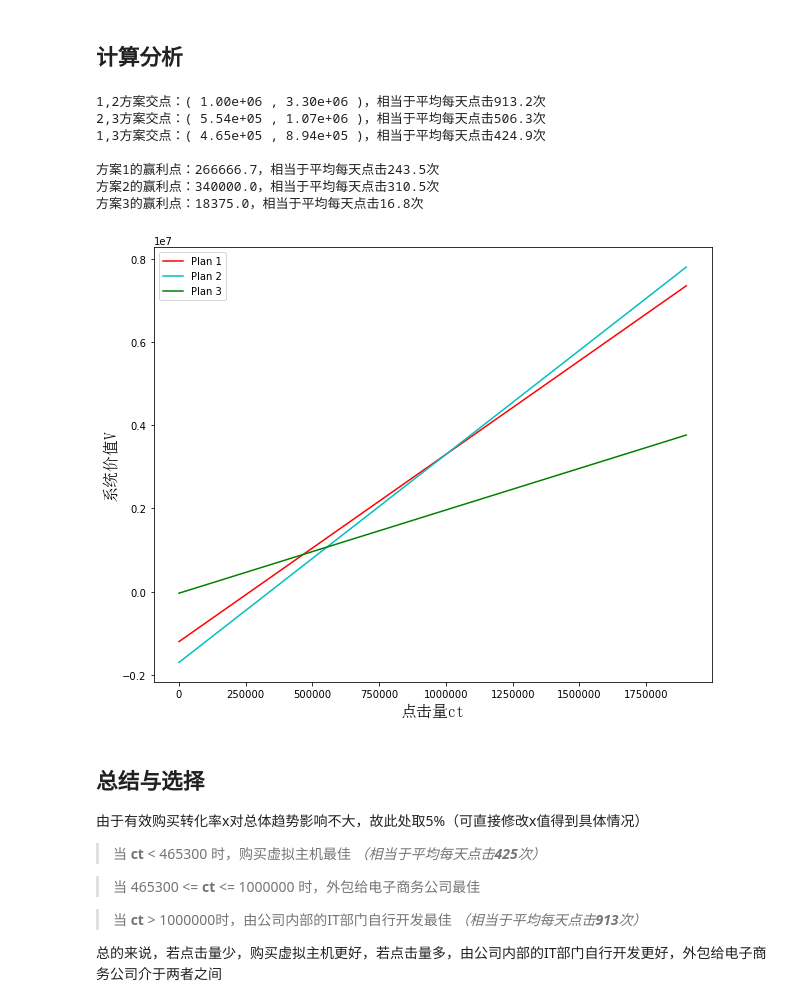
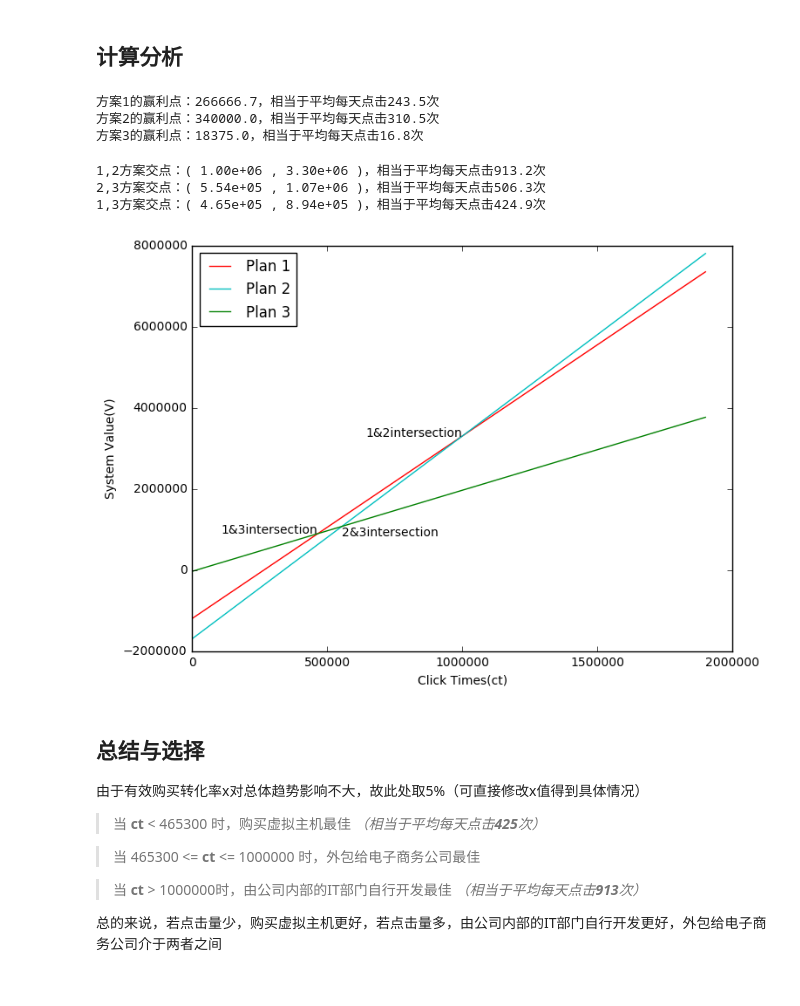
Before and after one commit to tenaghirmb/Major-Research, a Jupyter notebook: DSS研究案例-网络销售方案分析.ipynb, the cells around one changed output. Cells and saved outputs as stored; diff of their text form; code cells hidden in the pictures.

```diff
--- a/DSS研究案例-网络销售方案分析.ipynb
+++ b/DSS研究案例-网络销售方案分析.ipynb
@@ -48,14 +59,21 @@ import numpy as np
+# %%
+yld = '方案{x}的赢利点：{ct:.1f}，相当于平均每天点击{y:.1f}次'
+#方案1赢利点
+ct01 = 1200000/(90*x)
+print(yld.format(x=1,ct=ct01,y=ct01/1095))
+
+#方案2赢利点
+ct02 = 1700000/(100*x)
+print(yld.format(x=2,ct=ct02,y=ct02/1095))
+
+#方案3赢利点
+ct03 = 36750/(100*x-3)
+print(yld.format(x=3,ct=ct03,y=ct03/1095))
+# %% [output]
+方案1的赢利点：266666.7，相当于平均每天点击243.5次
+方案2的赢利点：340000.0，相当于平均每天点击310.5次
+方案3的赢利点：18375.0，相当于平均每天点击16.8次
 # %%
-#有效购买转化率
-x = 0.05
-
-#点击量（3年的点击量）
-ct = np.arange(0,1900000,1)
-
-v1 = 90*ct*x-1200000
-v2 = 100*ct*x-1700000
-v3 = (100*x-3)*ct - 36750
-
 output = '{x},{y}方案交点：( {ct:.2e} , {v:.2e} )，相当于平均每天点击{z:.1f}次'
 #1，2方案交点
 ct12 = 50000/x
@@ -71,39 +89,26 @@ print(output.format(x=2,y=3,ct=ct23,v=v23,z=ct23/1095))
 ct13 = 1163250/(3-10*x)
 v13 = 90*ct13*x-1200000
 print(output.format(x=1,y=3,ct=ct13,v=v13,z=ct13/1095)+'\n')
-
-yld = '方案{x}的赢利点：{ct:.1f}，相当于平均每天点击{y:.1f}次'
-#方案1赢利点
-ct01 = 1200000/(90*x)
-print(yld.format(x=1,ct=ct01,y=ct01/1095))
-
-#方案2赢利点
-ct02 = 1700000/(100*x)
-print(yld.format(x=2,ct=ct02,y=ct02/1095))
-
-#方案3赢利点
-ct03 = 36750/(100*x-3)
-print(yld.format(x=3,ct=ct03,y=ct03/1095))
-
-#作图
-myfont = matplotlib.font_manager.FontProperties(fname=r"c:\windows\fonts\simsun.ttc", size=16)
-plt.figure(figsize=(10,8))
-plt.plot(ct,v1, 'r',label='Plan 1')
-plt.plot(ct,v2, 'c',label='Plan 2')
-plt.plot(ct,v3, 'g',label='Plan 3')
-plt.legend()
-plt.xlabel('点击量ct',fontproperties = myfont,verticalalignment='top')
-plt.ylabel('系统价值V',fontproperties = myfont)
-plt.show()
 # %% [output]
 1,2方案交点：( 1.00e+06 , 3.30e+06 )，相当于平均每天点击913.2次
 2,3方案交点：( 5.54e+05 , 1.07e+06 )，相当于平均每天点击506.3次
 1,3方案交点：( 4.65e+05 , 8.94e+05 )，相当于平均每天点击424.9次
-
-方案1的赢利点：266666.7，相当于平均每天点击243.5次
-方案2的赢利点：340000.0，相当于平均每天点击310.5次
-方案3的赢利点：18375.0，相当于平均每天点击16.8次
-[figure, removed]
+# %%
+#作图
+# myfont = matplotlib.font_manager.FontProperties(fname=r"c:\windows\fonts\simsun.ttc", size=14)
+plt.figure(figsize=(8,6))
+plt.plot(ct,v1, 'r',label='Plan 1')
+plt.plot(ct,v2, 'c',label='Plan 2')
+plt.plot(ct,v3, 'g',label='Plan 3')
+plt.text(ct12,v12,'1&2intersection',horizontalalignment='right')
+plt.text(ct23,v23,'2&3intersection',horizontalalignment='left',verticalalignment='top')
+plt.text(ct13,v13,'1&3intersection',horizontalalignment='right')
+plt.legend(loc=2)
+plt.xlabel('Click Times(ct)')
+plt.ylabel('System Value(V)')
+plt.show()
+# %% [output]
+[figure, added]
 # %% [markdown]
 ## 总结与选择
 由于有效购买转化率x对总体趋势影响不大，故此处取5%（可直接修改x值得到具体情况）
```
Also changed, not shown: parts of 2 cells of this notebook.
